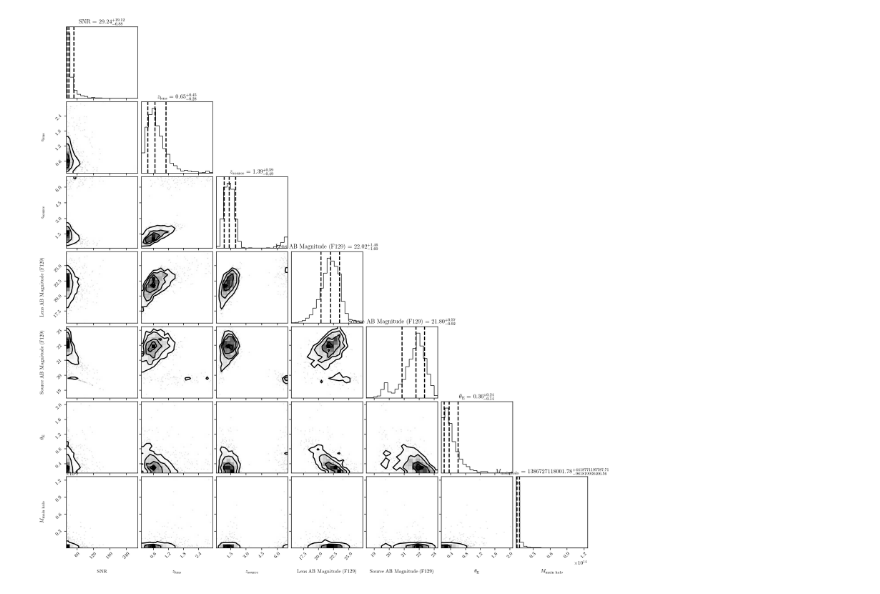
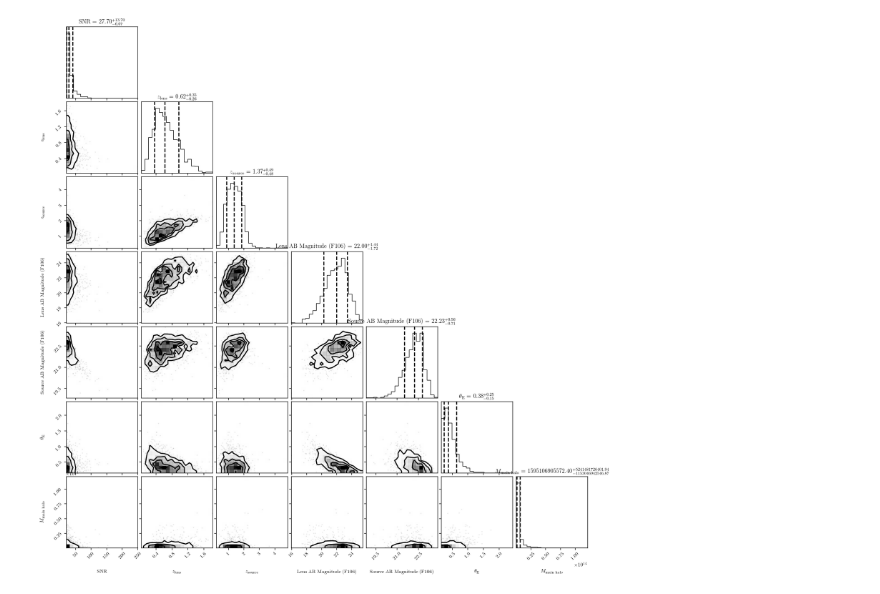
Before and after one commit to AstroMusers/mejiro, a Jupyter notebook: pipeline/view_results/corner_plots.ipynb, the cells around one changed output. Drawn from its saved outputs; the diff is of its cells as text; code cells hidden in the pictures.

```diff
--- a/pipeline/view_results/corner_plots.ipynb
+++ b/pipeline/view_results/corner_plots.ipynb
@@ -43,5 +43,5 @@ pipeline_dir='/data/bwedig/mejiro/pipeline_dev'
 # %%
-corner.system(all_lenses, 'F129')
+corner.system(all_lenses, 'F106')
 # %% [output]
 WARNING:root:Too few points to create valid contours
 WARNING:root:Too few points to create valid contours
@@ -50,4 +48,4 @@ WARNING:root:Too few points to create valid contours
-[figure, old version]
+[figure, new version]
 # %%
 corner.source_galaxies(all_lenses, 'F129')
 # %% [output]
```
Also changed, not shown: parts of 4 cells of this notebook, 5 other files.
